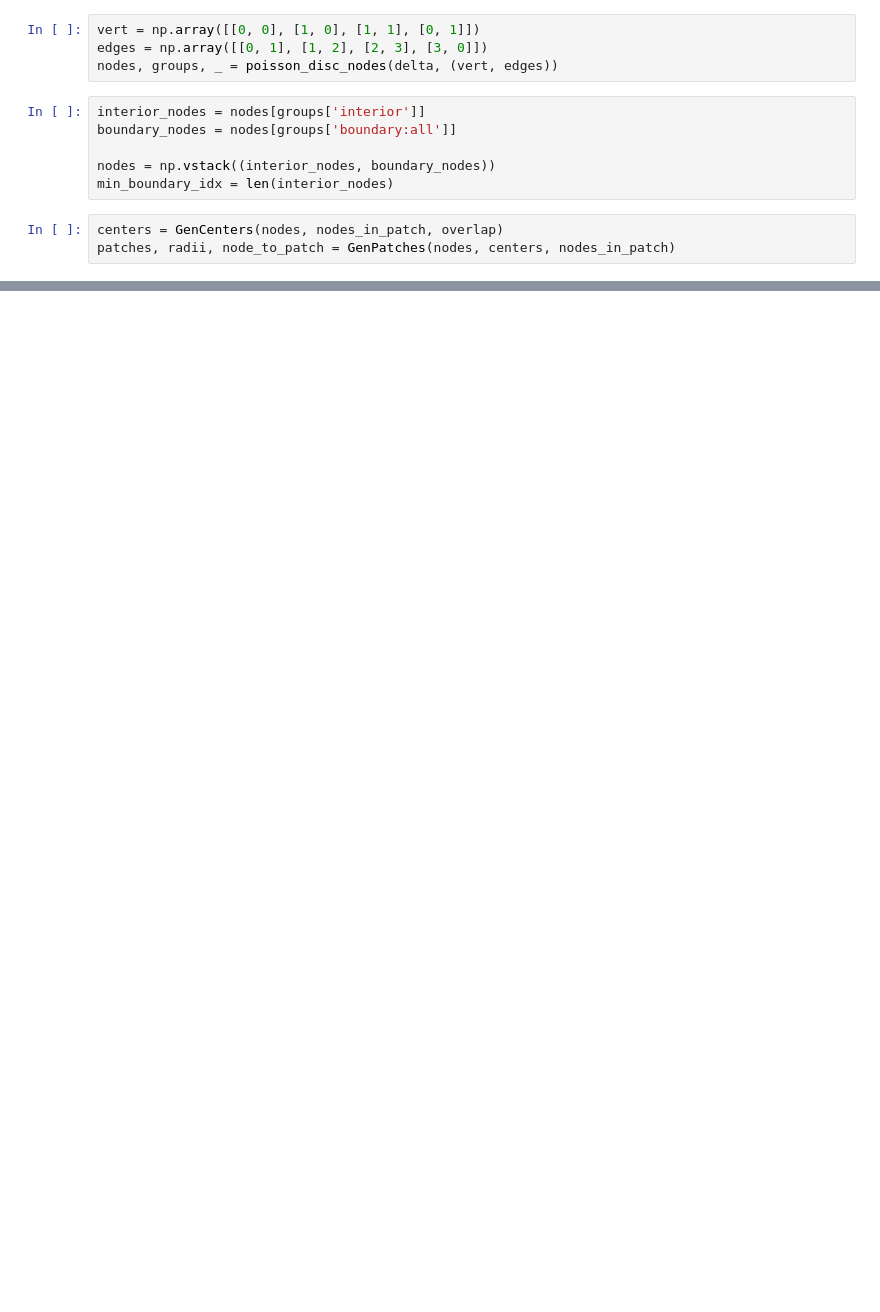
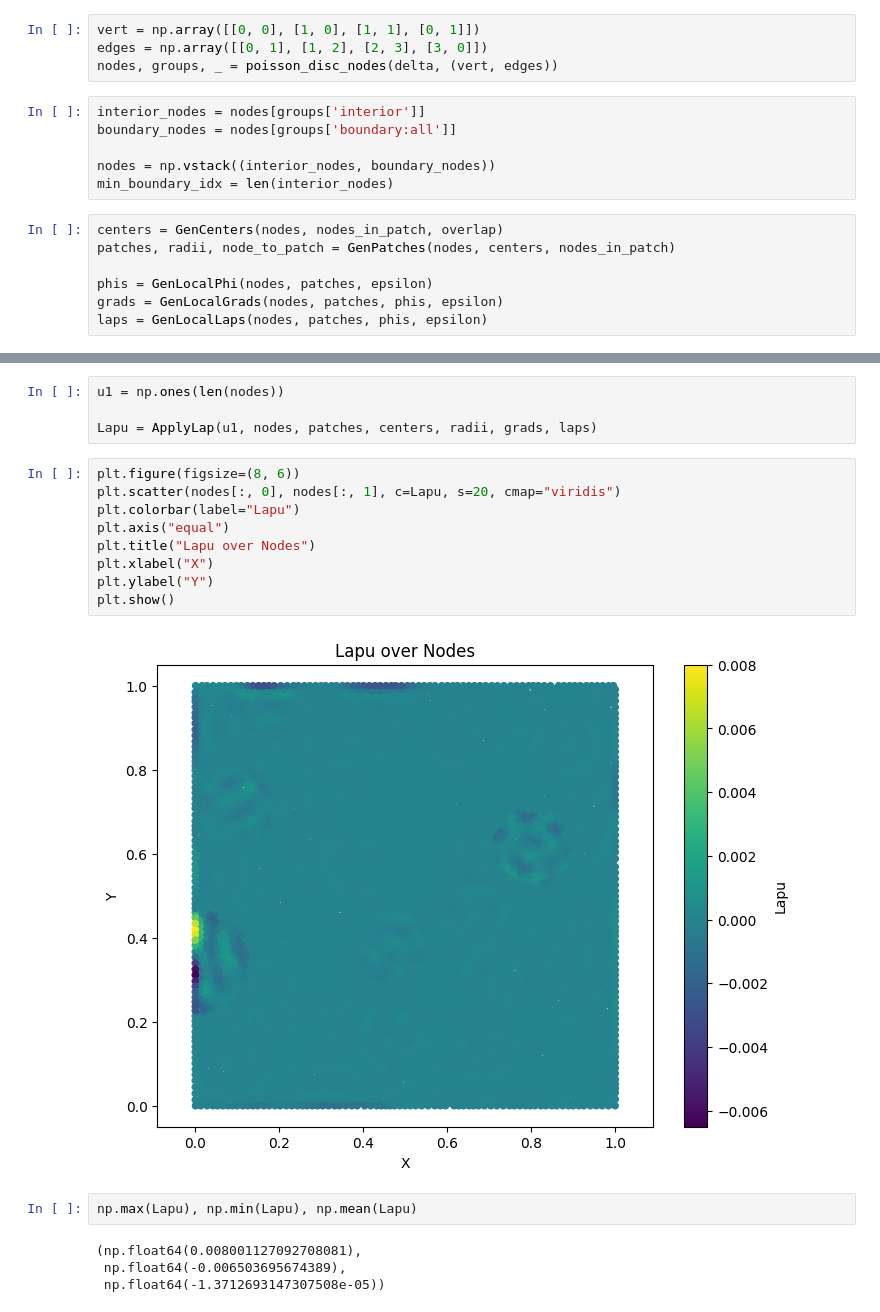
Before and after one commit to redhorn144/cs-554, a Jupyter notebook: pura/pu/PuSpectral.ipynb, the cells around one changed output, grey strips where cells are left out. Drawn from its saved outputs; the diff is of its cells as text; blank space fills up the shorter version.

Commit message:
functioning apply_lap

```diff
--- a/pura/pu/PuSpectral.ipynb
+++ b/pura/pu/PuSpectral.ipynb
@@ -29,3 +29,7 @@ min_boundary_idx = len(interior_nodes)
 # %%
 centers = GenCenters(nodes, nodes_in_patch, overlap)
 patches, radii, node_to_patch = GenPatches(nodes, centers, nodes_in_patch)
+
+phis = GenLocalPhi(nodes, patches, epsilon)
+grads = GenLocalGrads(nodes, patches, phis, epsilon)
+laps = GenLocalLaps(nodes, patches, phis, epsilon)
@@ -31,0 +63,21 @@ patches, radii, node_to_patch = GenPatches(nodes, centers, nodes_in_patch)
+# %%
+u1 = np.ones(len(nodes))
+
+Lapu = ApplyLap(u1, nodes, patches, centers, radii, grads, laps)
+# %%
+plt.figure(figsize=(8, 6))
+plt.scatter(nodes[:, 0], nodes[:, 1], c=Lapu, s=20, cmap="viridis")
+plt.colorbar(label="Lapu")
+plt.axis("equal")
+plt.title("Lapu over Nodes")
+plt.xlabel("X")
+plt.ylabel("Y")
+plt.show()
+# %% [output]
+[figure, added]
+# %%
+np.max(Lapu), np.min(Lapu), np.mean(Lapu)
+# %% [output]
+(np.float64(0.008001127092708081),
+ np.float64(-0.006503695674389),
+ np.float64(-1.3712693147307508e-05))
```
Also changed, not shown: parts of 2 cells of this notebook, 2 other files.
